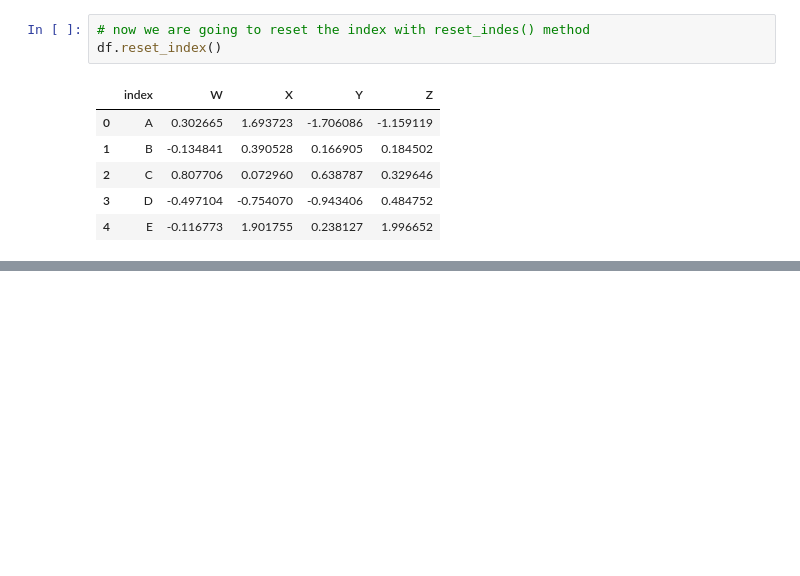
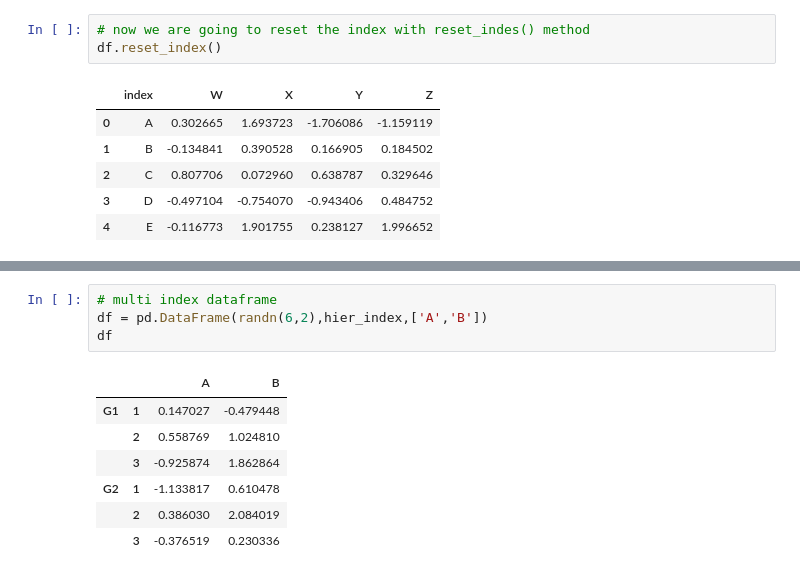
Before and after one commit to majikthise911/notes, a Jupyter notebook: udemyPythonForFinance/notes.ipynb, the cells around one changed output, grey strips where cells are left out. Cells and saved outputs as stored; diff of their text form; blank space fills up the shorter version.

```diff
--- a/udemyPythonForFinance/notes.ipynb
+++ b/udemyPythonForFinance/notes.ipynb
@@ -354,0 +405,12 @@ newind = 'CA NY WY OR CO'.split() # this will split the string into a list. .spl
+# %%
+# multi index dataframe
+df = pd.DataFrame(randn(6,2),hier_index,['A','B'])
+df
+# %% [output]
+|  |  | A | B |
+| G1 | 1 | 0.147027 | -0.479448 |
+|  | 2 | 0.558769 | 1.024810 |
+|  | 3 | -0.925874 | 1.862864 |
+| G2 | 1 | -1.133817 | 0.610478 |
+|  | 2 | 0.386030 | 2.084019 |
+|  | 3 | -0.376519 | 0.230336 |
```
Also changed, not shown: parts of 11 cells of this notebook, 1 other file.
